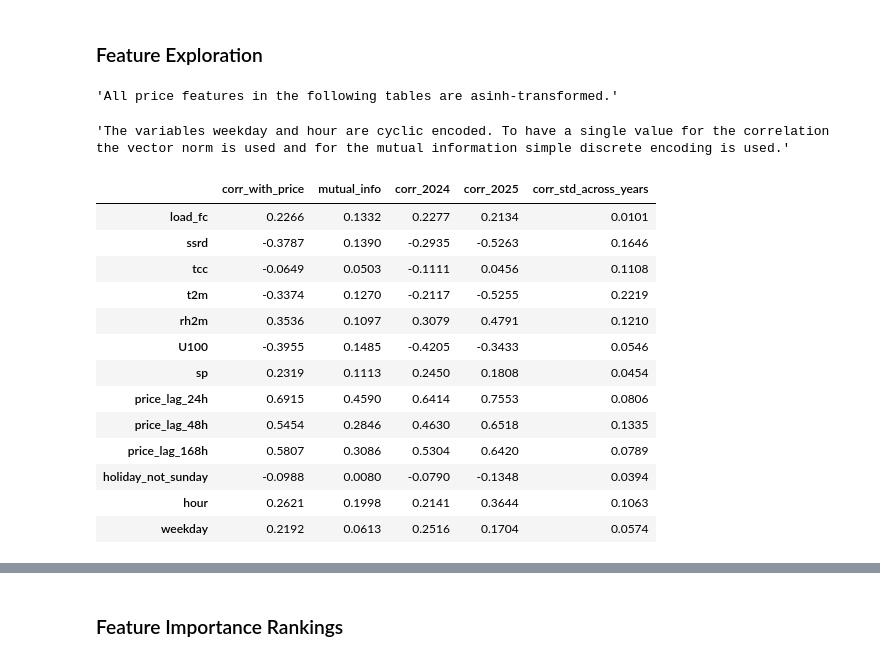
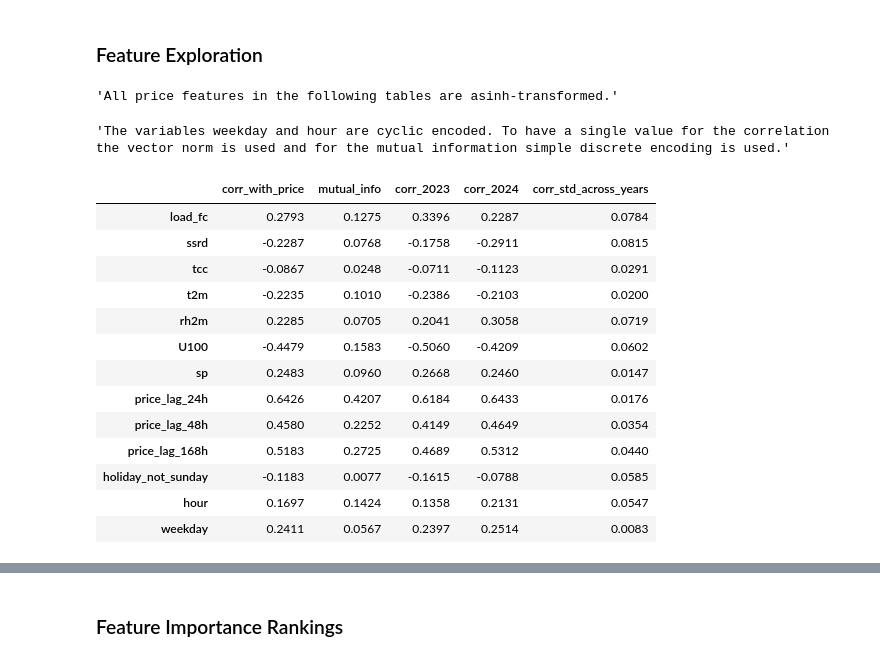
Before and after one commit to ds24m048/masters-thesis, a Jupyter notebook: modelling.ipynb, the cells around one changed output, grey strips where cells are left out. Cells and saved outputs as stored; diff of their text form; code cells hidden in the pictures.

```diff
--- a/modelling.ipynb
+++ b/modelling.ipynb
@@ -99,7 +95,7 @@ ger_holidays = pd.to_datetime(ger_holidays).tz_localize(data.index.tz)
 data["holiday_not_sunday"] = (data.index.normalize().isin(ger_holidays) & (data.index.dayofweek != 6))
 
 # remove all data outside of local delivery years 2023-2025 (only used for lag features)
-data = data["2024":"2025"]
+data = data["2023":"2025"]
 # %% [markdown]
 # Splitting
 # %%
@@ -160,10 +161,14 @@ LAG_COLS = [c for c in FEATURE_COLS if c.startswith("price_lag")]
 # build datasets
 model_df = data[[TARGET_COL] + FEATURE_COLS].copy()
 train_df = model_df.loc[(model_df.index >= TRAIN_START) & (model_df.index < TRAIN_END)].copy()
+val_df = model_df.loc[(model_df.index >= VAL_START) & (model_df.index < VAL_END)].copy()
 test_df = model_df.loc[(model_df.index >= TEST_START) & (model_df.index < TEST_END)].copy()
 ## history data, cause lookback models need data for first hours in the test set, which have lookback windows reaching into the training period
 test_history_df = model_df.loc[
     (model_df.index >= TEST_START - pd.Timedelta(hours=LOOKBACK)) & (model_df.index < TEST_START)
+].copy()
+val_history_df = model_df.loc[
+    (model_df.index >= VAL_START - pd.Timedelta(hours=LOOKBACK)) & (model_df.index < VAL_START)
 ].copy()
 
 
@@ -175,20 +180,26 @@ def asinh_inverse(y_t, c):
     return c * np.sinh(y_t)
 # raw truth
 y_test = test_df[TARGET_COL].to_numpy(dtype=np.float32)
+y_val = val_df[TARGET_COL].to_numpy(dtype=np.float32)
 
 # apply asinh transformation
 for col in [TARGET_COL] + LAG_COLS:
     train_df.loc[:, col] = asinh_transform(train_df[col], c)
+    val_df.loc[:, col] = asinh_transform(val_df[col], c)
     test_df.loc[:, col] = asinh_transform(test_df[col], c)
+    val_history_df.loc[:, col] = asinh_transform(val_history_df[col], c)
     test_history_df.loc[:, col] = asinh_transform(test_history_df[col], c)
 
 # Feature scaling (RobustScaler)
 scaler = RobustScaler()
 train_df.loc[:, SCALE_COLS] = scaler.fit_transform(train_df[SCALE_COLS])
+val_df.loc[:, SCALE_COLS] = scaler.transform(val_df[SCALE_COLS])
 test_df.loc[:, SCALE_COLS] = scaler.transform(test_df[SCALE_COLS])
+val_history_df.loc[:, SCALE_COLS] = scaler.transform(val_history_df[SCALE_COLS])
 test_history_df.loc[:, SCALE_COLS] = scaler.transform(test_history_df[SCALE_COLS])
 
 test_with_history_df = pd.concat([test_history_df, test_df], axis=0)
+val_with_history_df = pd.concat([val_history_df, val_df], axis=0)
 
 # error functions for model performance evaluation
 def mae_score(y_true, y_pred) -> float:
@@ -215,9 +226,11 @@ def build_point_dataset(df: pd.DataFrame, feature_cols: list[str], target_col: s
 
 X_train_point, y_train_point, ts_train_point = build_point_dataset(train_df, FEATURE_COLS, TARGET_COL)
 X_test_point, y_test_point, ts_test_point = build_point_dataset(test_df, FEATURE_COLS, TARGET_COL)
+X_val_point, y_val_point, ts_val_point = build_point_dataset(val_df, FEATURE_COLS, TARGET_COL)
 
 display(pd.DataFrame([
     {"set": "point", "split": "train", "X": X_train_point.shape, "y": y_train_point.shape},
+    {"set": "point", "split": "val", "X": X_val_point.shape, "y": y_val_point.shape},
     {"set": "point", "split": "test", "X": X_test_point.shape, "y": y_test_point.shape},
 ]))
 
@@ -289,11 +302,11 @@ X_train_seq_lookback, X_train_exog_lookback, y_train_lookback, ts_train_lookback
 X_test_seq_lookback, X_test_exog_lookback, y_test_lookback, ts_test_lookback = build_lookback_dataset(
     test_with_history_df, SEQUENCE_COLS, FEATURE_COLS, TARGET_COL, LOOKBACK,
 )
-test_keep_mask = ts_test_lookback >= TEST_START
-X_test_seq_lookback = X_test_seq_lookback[test_keep_mask]
-X_test_exog_lookback = X_test_exog_lookback[test_keep_mask]
-y_test_lookback = y_test_lookback[test_keep_mask]
-ts_test_lookback = ts_test_lookback[test_keep_mask]
+
+X_val_seq_lookback, X_val_exog_lookback, y_val_lookback, ts_val_lookback = build_lookback_dataset(
+    val_with_history_df, SEQUENCE_COLS, FEATURE_COLS, TARGET_COL, LOOKBACK,
+)
+
 
 # flat layout for XGBoost
 X_train_flat_lookback = np.concatenate([
@@ -304,9 +317,14 @@ X_test_flat_lookback = np.concatenate([
     X_test_seq_lookback.reshape(X_test_seq_lookback.shape[0], -1),
     X_test_exog_lookback,
 ], axis=1)
+X_val_flat_lookback = np.concatenate([
+    X_val_seq_lookback.reshape(X_val_seq_lookback.shape[0], -1),
+    X_val_exog_lookback,
+], axis=1)
 
 display(pd.DataFrame([
     {"set": "fixed lookback", "split": "train", "X_seq": X_train_seq_lookback.shape, "X_exog": X_train_exog_lookback.shape, "X_flat": X_train_flat_lookback.shape, "y": y_train_lookback.shape},
+    {"set": "fixed lookback", "split": "val",   "X_seq": X_val_seq_lookback.shape,   "X_exog": X_val_exog_lookback.shape,   "X_flat": X_val_flat_lookback.shape,   "y": y_val_lookback.shape},
     {"set": "fixed lookback", "split": "test",  "X_seq": X_test_seq_lookback.shape,  "X_exog": X_test_exog_lookback.shape,  "X_flat": X_test_flat_lookback.shape,  "y": y_test_lookback.shape},
 ]))
 # %% [output]
@@ -358,47 +378,47 @@ mi_weekday = mutual_info_regression(
     discrete_features=True,
     random_state=1904
 )[0]
 feature_eval.loc["weekday", "mutual_info"] = mi_weekday
 
 # add year-wise correlation with price to check for stability across years
-for y in [2024, 2025]:
+for y in [2023, 2024]:
     y_mask = train_df.index.year == y
     year_corr = pd.Series({
         c: train_df.loc[y_mask, "da_price"].corr(train_df.loc[y_mask, c]) for c in FEATURE_COLS
     })
     feature_eval[f"corr_{y}"] = year_corr
     feature_eval.loc["hour", f"corr_{y}"] = np.sqrt(
         feature_eval.loc["hour_sin", f"corr_{y}"] ** 2 + feature_eval.loc["hour_cos", f"corr_{y}"] ** 2
     )
     feature_eval.loc["weekday", f"corr_{y}"] = np.sqrt(
         feature_eval.loc["weekday_sin", f"corr_{y}"] ** 2 + feature_eval.loc["weekday_cos", f"corr_{y}"] ** 2
     )
-corr_cols = ["corr_2024", "corr_2025"]
+corr_cols = ["corr_2023", "corr_2024"]
 feature_eval["corr_std_across_years"] = feature_eval[corr_cols].std(axis=1)
 
 # remove rows of cyclic encodings
 feature_eval = feature_eval.drop(index=["hour_sin", "hour_cos", "weekday_sin", "weekday_cos"])
 
 # display results
 display("All price features in the following tables are asinh-transformed.",
 "The variables weekday and hour are cyclic encoded. " \
 "To have a single value for the correlation the vector norm is used and for the mutual information simple discrete encoding is used.",
 feature_eval)
 # %% [output]
 'All price features in the following tables are asinh-transformed.'
 'The variables weekday and hour are cyclic encoded. To have a single value for the correlation the vector norm is used and for the mutual information simple discrete encoding is used.'
-|  | corr_with_price | mutual_info | corr_2024 | corr_2025 | corr_std_across_years |
-| load_fc | 0.2266 | 0.1332 | 0.2277 | 0.2134 | 0.0101 |
-| ssrd | -0.3787 | 0.1390 | -0.2935 | -0.5263 | 0.1646 |
-| tcc | -0.0649 | 0.0503 | -0.1111 | 0.0456 | 0.1108 |
-| t2m | -0.3374 | 0.1270 | -0.2117 | -0.5255 | 0.2219 |
-| rh2m | 0.3536 | 0.1097 | 0.3079 | 0.4791 | 0.1210 |
-| U100 | -0.3955 | 0.1485 | -0.4205 | -0.3433 | 0.0546 |
-| sp | 0.2319 | 0.1113 | 0.2450 | 0.1808 | 0.0454 |
-| price_lag_24h | 0.6915 | 0.4590 | 0.6414 | 0.7553 | 0.0806 |
-| price_lag_48h | 0.5454 | 0.2846 | 0.4630 | 0.6518 | 0.1335 |
-| price_lag_168h | 0.5807 | 0.3086 | 0.5304 | 0.6420 | 0.0789 |
-| holiday_not_sunday | -0.0988 | 0.0080 | -0.0790 | -0.1348 | 0.0394 |
-| hour | 0.2621 | 0.1998 | 0.2141 | 0.3644 | 0.1063 |
-| weekday | 0.2192 | 0.0613 | 0.2516 | 0.1704 | 0.0574 |
+|  | corr_with_price | mutual_info | corr_2023 | corr_2024 | corr_std_across_years |
+| load_fc | 0.2793 | 0.1275 | 0.3396 | 0.2287 | 0.0784 |
+| ssrd | -0.2287 | 0.0768 | -0.1758 | -0.2911 | 0.0815 |
+| tcc | -0.0867 | 0.0248 | -0.0711 | -0.1123 | 0.0291 |
+| t2m | -0.2235 | 0.1010 | -0.2386 | -0.2103 | 0.0200 |
+| rh2m | 0.2285 | 0.0705 | 0.2041 | 0.3058 | 0.0719 |
+| U100 | -0.4479 | 0.1583 | -0.5060 | -0.4209 | 0.0602 |
+| sp | 0.2483 | 0.0960 | 0.2668 | 0.2460 | 0.0147 |
+| price_lag_24h | 0.6426 | 0.4207 | 0.6184 | 0.6433 | 0.0176 |
+| price_lag_48h | 0.4580 | 0.2252 | 0.4149 | 0.4649 | 0.0354 |
+| price_lag_168h | 0.5183 | 0.2725 | 0.4689 | 0.5312 | 0.0440 |
+| holiday_not_sunday | -0.1183 | 0.0077 | -0.1615 | -0.0788 | 0.0585 |
+| hour | 0.1697 | 0.1424 | 0.1358 | 0.2131 | 0.0547 |
+| weekday | 0.2411 | 0.0567 | 0.2397 | 0.2514 | 0.0083 |
 # %% [markdown]
```
Also changed, not shown: parts of 20 cells of this notebook.
